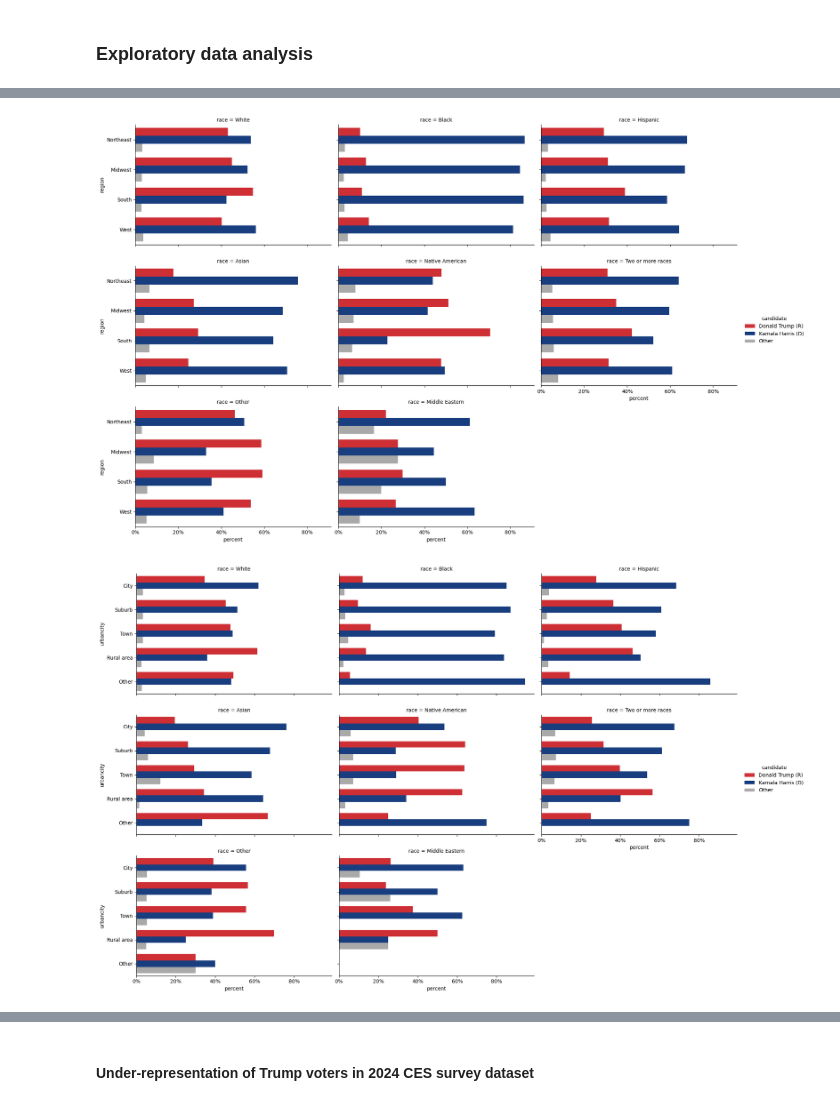
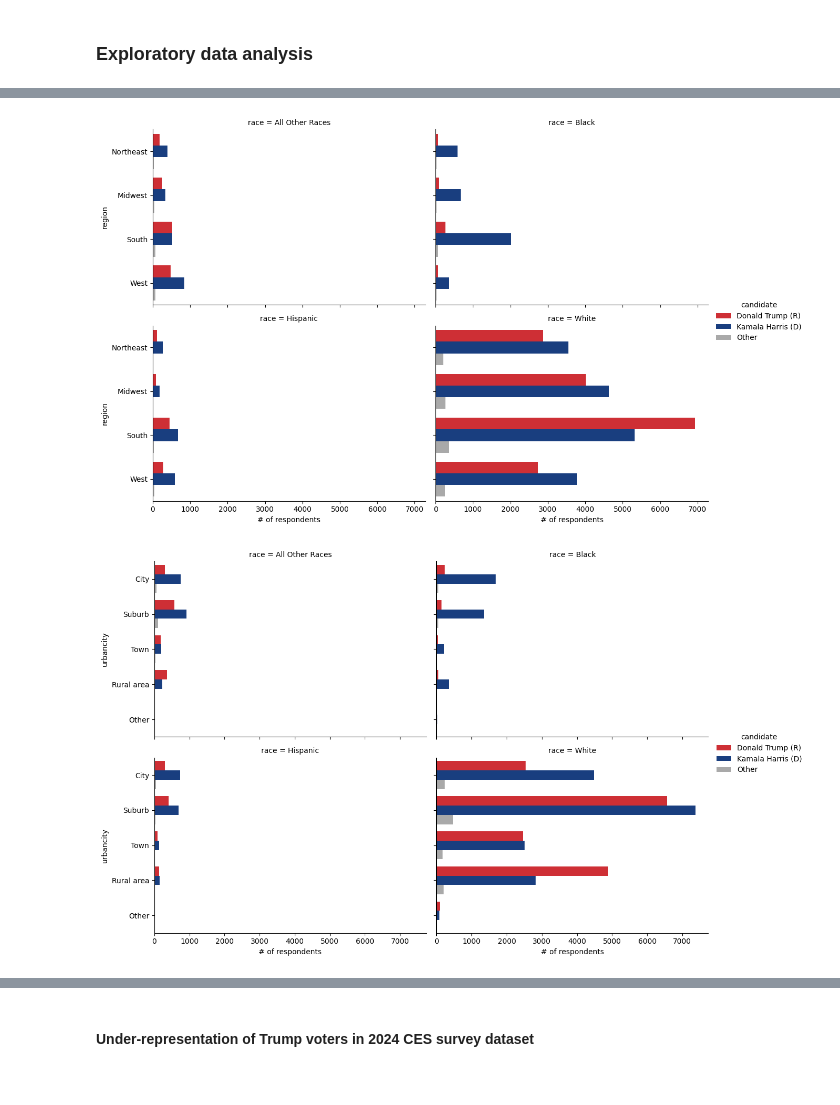
Before and after one commit to taliafabs/STA496, a Jupyter notebook: MidtermPaper/code/STA496_MidtermPaperCode.ipynb, the cells around one changed output, grey strips where cells are left out. Saved outputs shown, nothing was run; the diff lists cells and outputs as text; code cells hidden in the pictures.

```diff
--- a/MidtermPaper/code/STA496_MidtermPaperCode.ipynb
+++ b/MidtermPaper/code/STA496_MidtermPaperCode.ipynb
@@ -35,3 +31,25 @@ ces24_df = pd.read_parquet(url, engine="pyarrow")
+# %%
+# ces 2024
+# url = "https://raw.githubusercontent.com/taliafabs/STA496/f2606bb9f82da6cc538e5f02998c73ee75dd13c7/MidtermPaper/data/ces24_analysis_data.parquet"
+url = "https://github.com/taliafabs/STA496/raw/main/MidtermPaper/data/ces24_analysis_data.parquet"
+ces24_df = pd.read_parquet(url, engine="pyarrow")
+
+# split race into Black, white, hispanic, and other
+# same approach as kuriwaki et al
+# ces24_df['race'].value_counts()
+race_map = {
+    'White': 'White',
+    'Black': 'Black',
+    'Hispanic': 'Hispanic',
+    'Asian': 'All Other Races',
+    'Two or more races': 'All Other Races',
+    'Other': 'All Other Races',
+    'Native American': 'All Other Races',
+    'Middle Eastern': 'All Other Races'
+}
+ces24_df['race'] = ces24_df['race'].map(race_map)
+# %%
+ces24_df = ces24_df[(ces24_df['gender'] == "Woman") | (ces24_df['gender'] == "Man")]
 # %%
 ces24_df.head()
 # %% [output]
@@ -137,8 +212,9 @@ plt.show()
 # %%
 # race
+# make it categorical
+ces24_df['race'] = pd.Categorical(ces24_df['race'])
 race_vote_counts = pd.crosstab(ces24_df['race'], ces24_df['presvote24'])
 race_vote_prop = race_vote_counts.div(race_vote_counts.sum(axis=1), axis=0)
 race_vote_pct = race_vote_prop * 100
-title="write title here"
-plot_stacked_bar(race_vote_pct, title=title)
+plot_stacked_bar(race_vote_pct)
 # %% [output]
@@ -182,55 +273,55 @@ biden_app_counts = pd.crosstab()
 # %%
 # race and region
 race_region_vote_counts = pd.crosstab([ces24_df['region'], ces24_df['race']], ces24_df['presvote24'])
 race_region_vote_prop = race_region_vote_counts.div(race_region_vote_counts.sum(axis=1), axis=0)
 race_region_vote_pct = race_region_vote_prop * 100
-race_region_vote_long = race_region_vote_pct.reset_index().melt(
+race_region_vote_long = race_region_vote_counts.reset_index().melt(
     id_vars=['region', 'race'],
     var_name='candidate',
-    value_name='percent'
+    value_name='# of respondents'
 )
 race_region_plot = sns.catplot(
       data=race_region_vote_long,
-      x='percent',
+      x='# of respondents',
       y='region',
       hue='candidate',
       col='race',
       kind='bar',
       height=4,
       aspect=1.5,
-      col_wrap=3,
+      col_wrap=2,
       legend=True,
       palette={
           'Kamala Harris (D)': dem_blue,
           'Donald Trump (R)': gop_red,
           'Other': other
       }
     )
 
-for ax in race_region_plot.axes.flat:
-    ax.xaxis.set_major_formatter(FuncFormatter(lambda x, _: f'{x:.0f}%'))
+# for ax in race_region_plot.axes.flat:
+#     ax.xaxis.set_major_formatter(FuncFormatter(lambda x, _: f'{x:.0f}%'))
 # %% [output]
-[figure, old version]
+[figure, new version]
 # %%
 # race and urban
 race_urban_vote_counts = pd.crosstab([ces24_df['urbancity'], ces24_df['race']], ces24_df['presvote24'])
 race_urban_vote_prop = race_urban_vote_counts.div(race_urban_vote_counts.sum(axis=1), axis=0)
 race_urban_vote_pct = race_urban_vote_prop * 100
-race_urban_vote_long = race_urban_vote_pct.reset_index().melt(
+race_urban_vote_long = race_urban_vote_counts.reset_index().melt(
     id_vars=['urbancity', 'race'],
     var_name='candidate',
-    value_name='percent'
+    value_name='# of respondents'
 )
 race_urban_plot = sns.catplot(
       data=race_urban_vote_long,
-      x='percent',
+      x='# of respondents',
       y='urbancity',
       hue='candidate',
       col='race',
       kind='bar',
       height=4,
       aspect=1.5,
-      col_wrap=3,
+      col_wrap=2,
       legend=True,
       palette={
           'Kamala Harris (D)': dem_blue,
@@ -239,7 +330,7 @@ race_urban_plot = sns.catplot(
       }
     )
 
-for ax in race_urban_plot.axes.flat:
-    ax.xaxis.set_major_formatter(FuncFormatter(lambda x, _: f'{x:.0f}%'))
+# for ax in race_urban_plot.axes.flat:
+#     ax.xaxis.set_major_formatter(FuncFormatter(lambda x, _: f'{x:.0f}%'))
 # %% [output]
-[figure, old version]
+[figure, new version]
```
Also changed, not shown: parts of 57 cells of this notebook.
